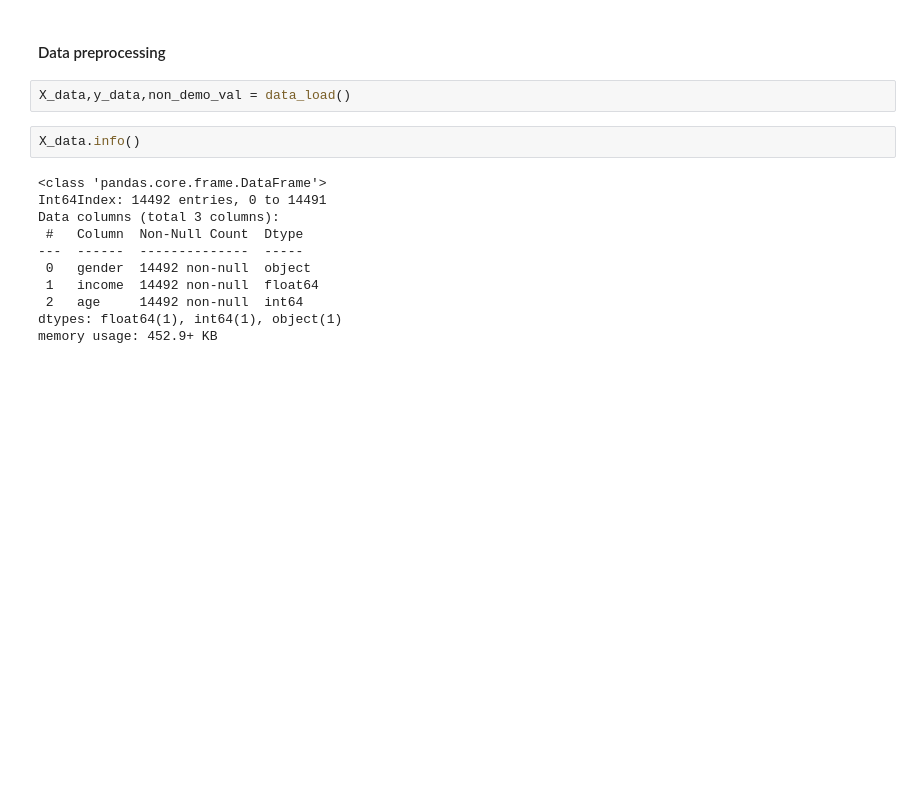
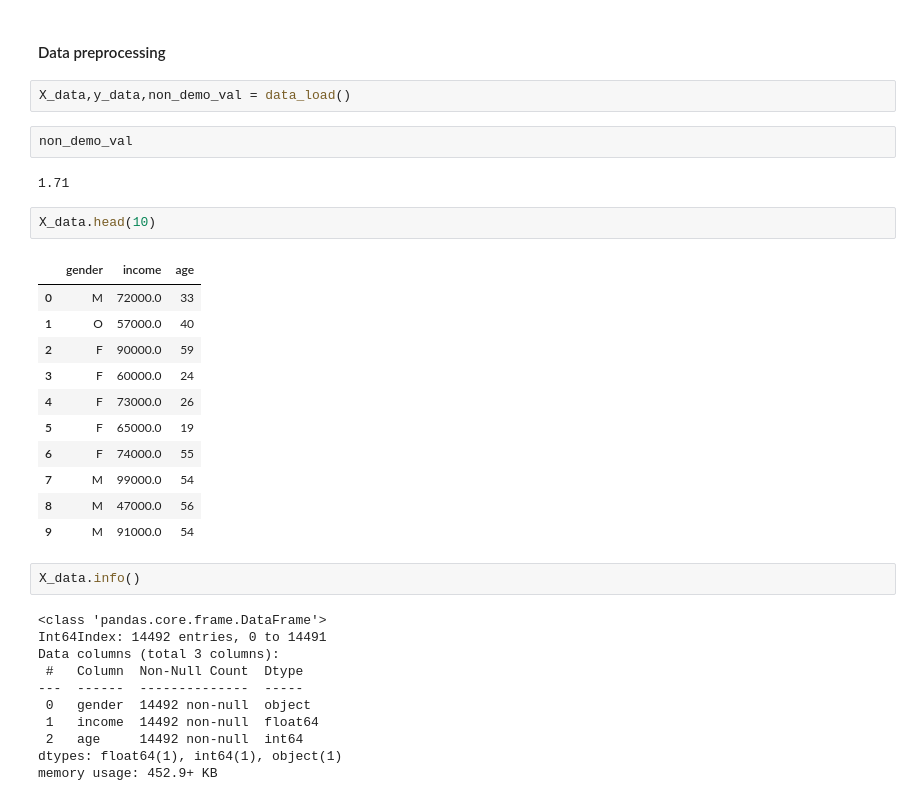
Before and after one commit to abhishek-jana/Starbucks-spending-prediction, a Jupyter notebook: Starbucks_Capstone_notebook.ipynb, the cells around one changed output. Cells and saved outputs as stored; diff of their text form; blank space fills up the shorter version.

```diff
--- a/Starbucks_Capstone_notebook.ipynb
+++ b/Starbucks_Capstone_notebook.ipynb
@@ -989,6 +989,24 @@ def data_load(df = transaction_data):
 #### Data preprocessing
 # %%
 X_data,y_data,non_demo_val = data_load()
+# %%
+non_demo_val
+# %% [output]
+1.71
+# %%
+X_data.head(10)
+# %% [output]
+|  | gender | income | age |
+| 0 | M | 72000.0 | 33 |
+| 1 | O | 57000.0 | 40 |
+| 2 | F | 90000.0 | 59 |
+| 3 | F | 60000.0 | 24 |
+| 4 | F | 73000.0 | 26 |
+| 5 | F | 65000.0 | 19 |
+| 6 | F | 74000.0 | 55 |
+| 7 | M | 99000.0 | 54 |
+| 8 | M | 47000.0 | 56 |
+| 9 | M | 91000.0 | 54 |
 # %%
 X_data.info()
 # %% [output]
```
Also changed, not shown: parts of 51 cells of this notebook, 3 other files.
